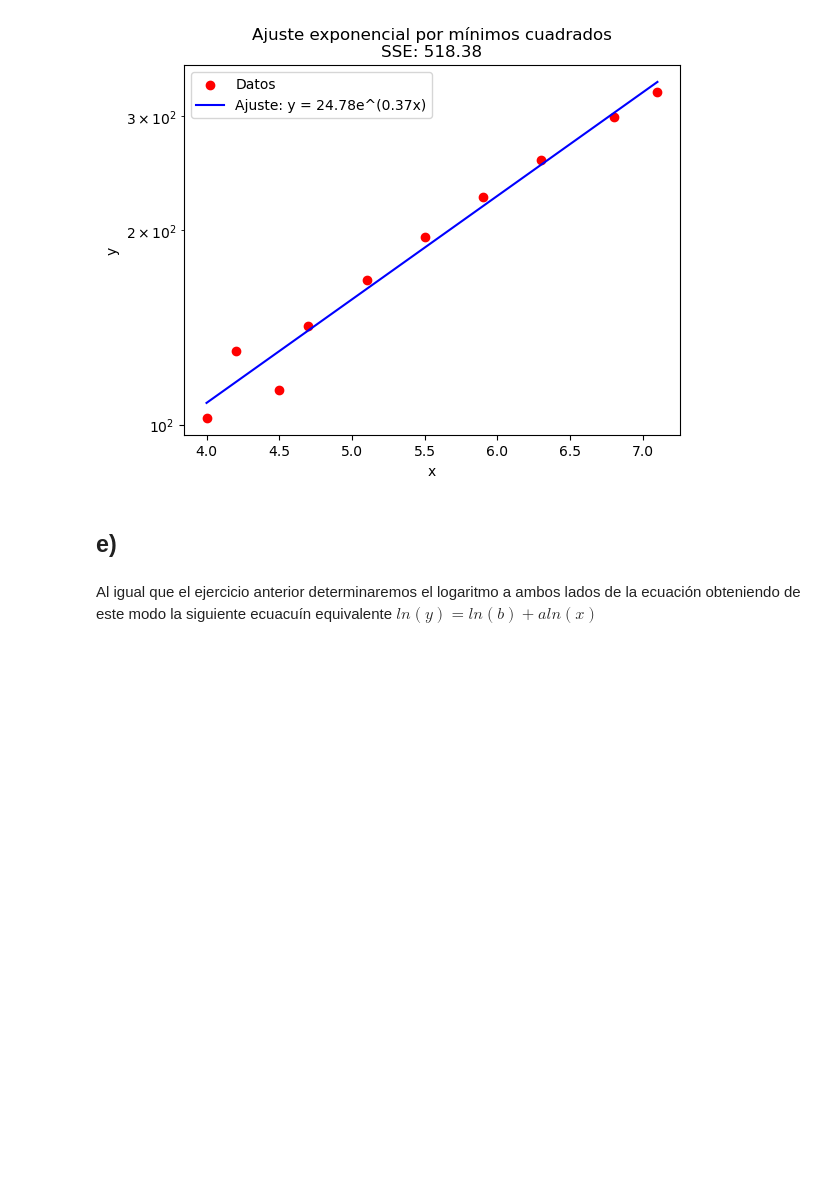
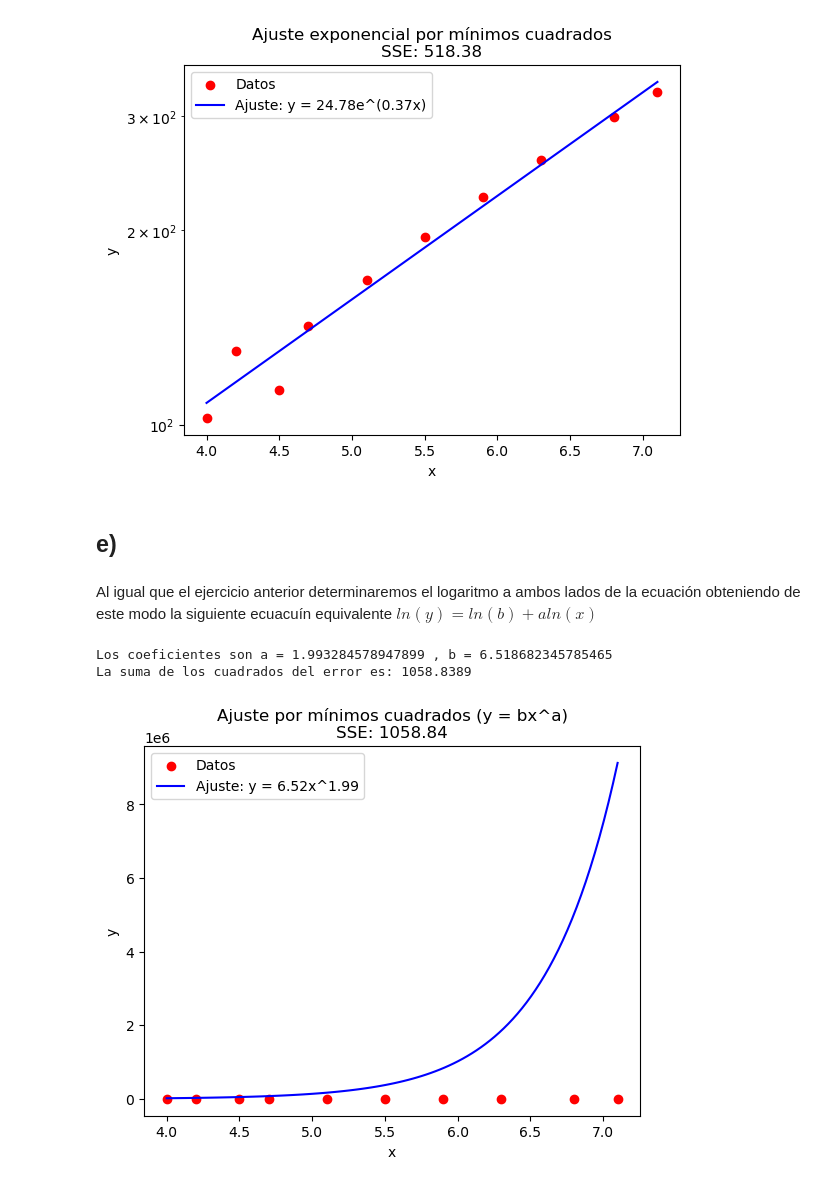
Before and after one commit to Boris-epn/Minimos-cuadrados, a Jupyter notebook: Tarea8.ipynb, the cells around one changed output. Saved outputs shown, nothing was run; the diff lists cells and outputs as text; code cells hidden in the pictures; blank space fills up the shorter version.

```diff
--- a/Tarea8.ipynb
+++ b/Tarea8.ipynb
@@ -107,4 +107,23 @@ La suma de los cuadrados del error (SSE) es: 518.3831
 # %% [markdown]
 Al igual que el ejercicio anterior determinaremos el logaritmo a ambos lados de la ecuación obteniendo de este modo la siguiente ecuacuín equivalente $ln(y)=ln(b)+aln(x)$
 # %%
-ln_x=
+ln_x=np.log (x)
+ln_y = np.log (y)
+coeficientes = np.polyfit(ln_x,ln_y,1)
+a = coeficientes[0]
+ln_b = coeficientes[1]
+b = np.exp(ln_b)
+print(f'Los coeficientes son a = {a} , b = {b}')
+sse = error(y, y_ajustado)
+print(f"La suma de los cuadrados del error es: {sse:.4f}")
+plt.scatter(x, y, color='red', label='Datos')
+plt.plot(x_fit, y_fit, color='blue', label=f'Ajuste: y = {b:.2f}x^{a:.2f}')
+plt.xlabel('x')
+plt.ylabel('y')
+plt.title(f'Ajuste por mínimos cuadrados (y = bx^a)\nSSE: {sse:.2f}')
+plt.legend()
+plt.show()
+# %% [output]
+Los coeficientes son a = 1.993284578947899 , b = 6.518682345785465
+La suma de los cuadrados del error es: 1058.8389
+[figure, added]
```
Also changed, not shown: parts of 12 cells of this notebook, 1 other file.
